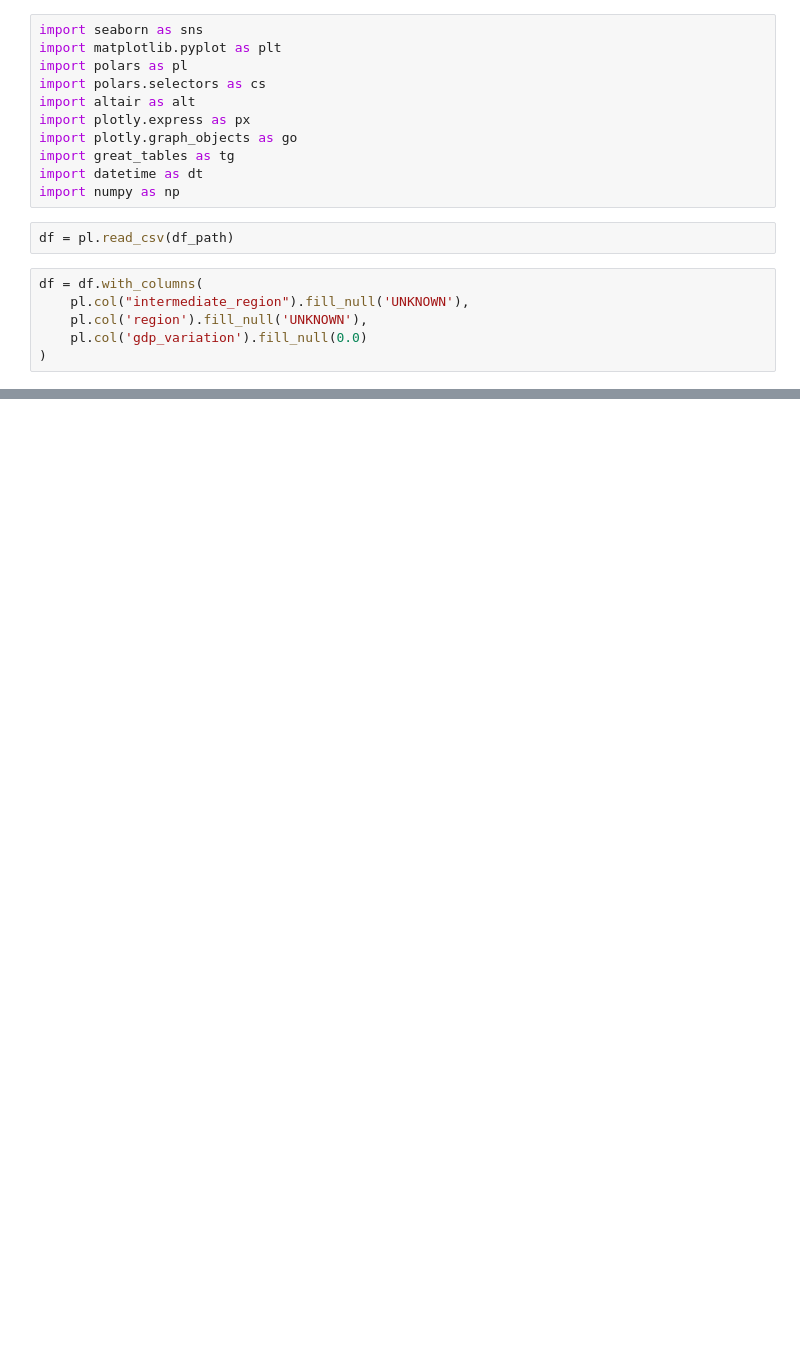
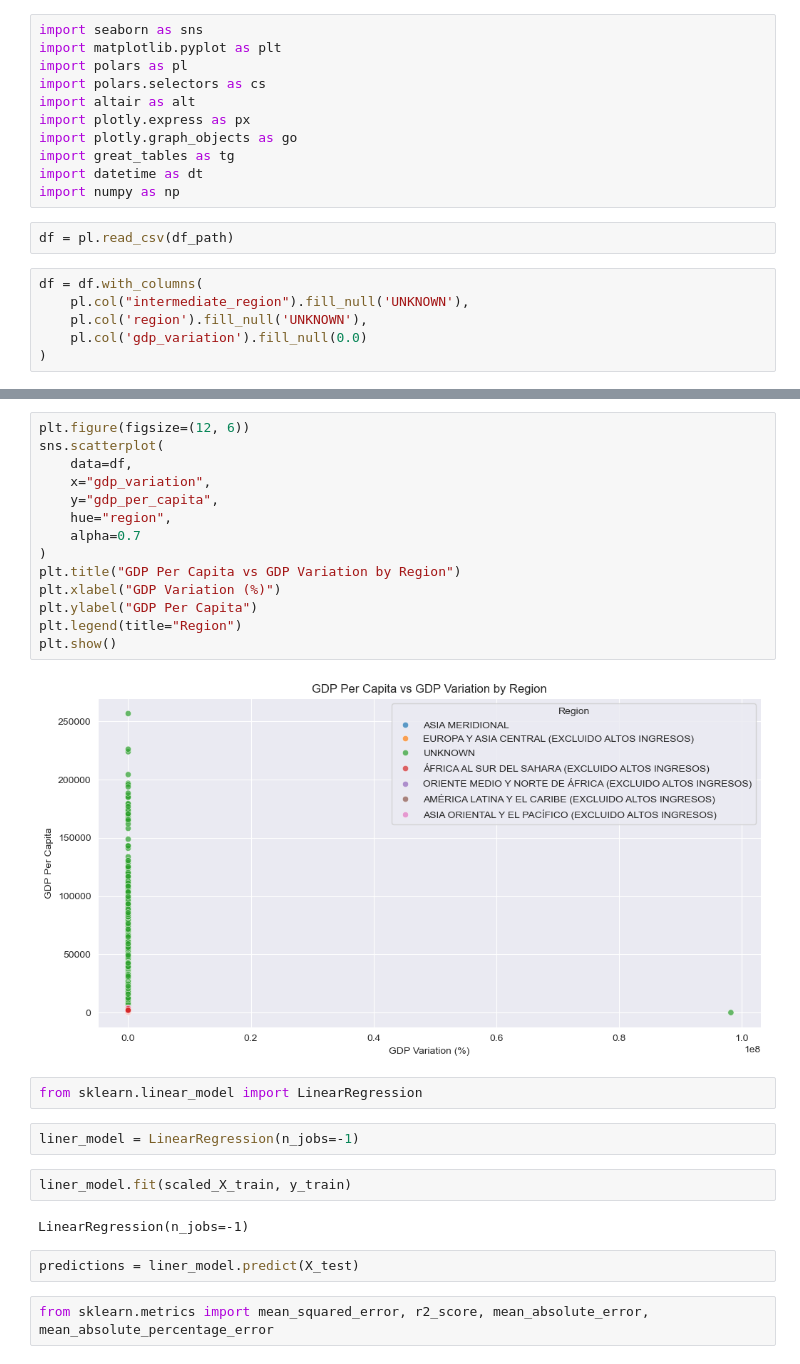
Before and after one commit to ZygimantasB/scikit-learn_training, a Jupyter notebook: Global GDP-PIB per Capita Dataset/train.ipynb, the cells around one changed output, grey strips where cells are left out. Saved outputs shown, nothing was run; the diff lists cells and outputs as text; blank space fills up the shorter version.

Commit message:
Finished training

```diff
--- a/Global GDP-PIB per Capita Dataset/train.ipynb
+++ b/Global GDP-PIB per Capita Dataset/train.ipynb
@@ -40,0 +119,28 @@ shape: (13_760, 10)
+# %%
+plt.figure(figsize=(12, 6))
+sns.scatterplot(
+    data=df,
+    x="gdp_variation",
+    y="gdp_per_capita",
+    hue="region",
+    alpha=0.7
+)
+plt.title("GDP Per Capita vs GDP Variation by Region")
+plt.xlabel("GDP Variation (%)")
+plt.ylabel("GDP Per Capita")
+plt.legend(title="Region")
+plt.show()
+# %% [output]
+[figure, added]
+# %%
+from sklearn.linear_model import LinearRegression
+# %%
+liner_model = LinearRegression(n_jobs=-1)
+# %%
+liner_model.fit(scaled_X_train, y_train)
+# %% [output]
+LinearRegression(n_jobs=-1)
+# %%
+predictions = liner_model.predict(X_test)
+# %%
+from sklearn.metrics import mean_squared_error, r2_score, mean_absolute_error, mean_absolute_percentage_error
```
Also changed, not shown: parts of 45 cells of this notebook.
